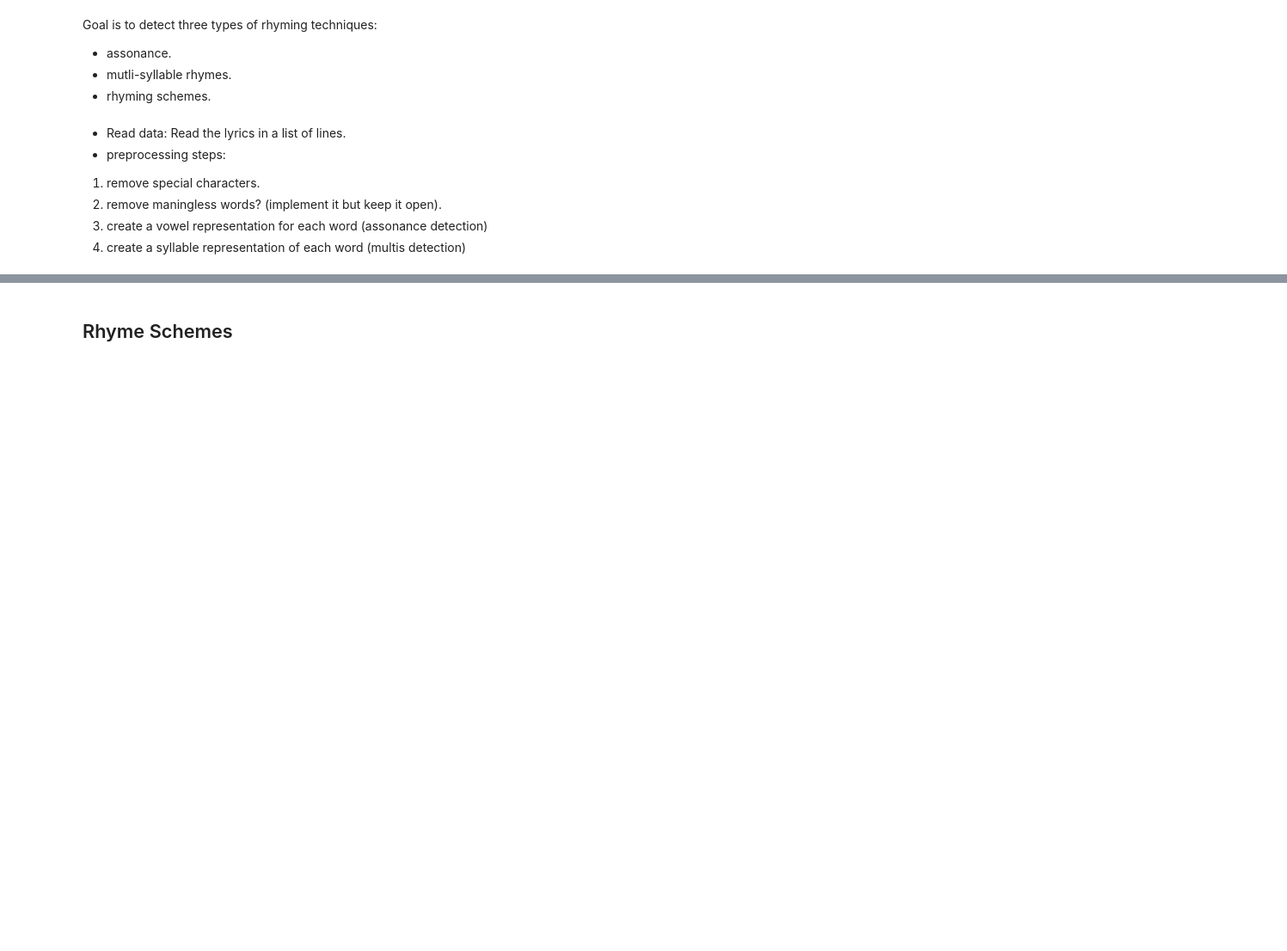
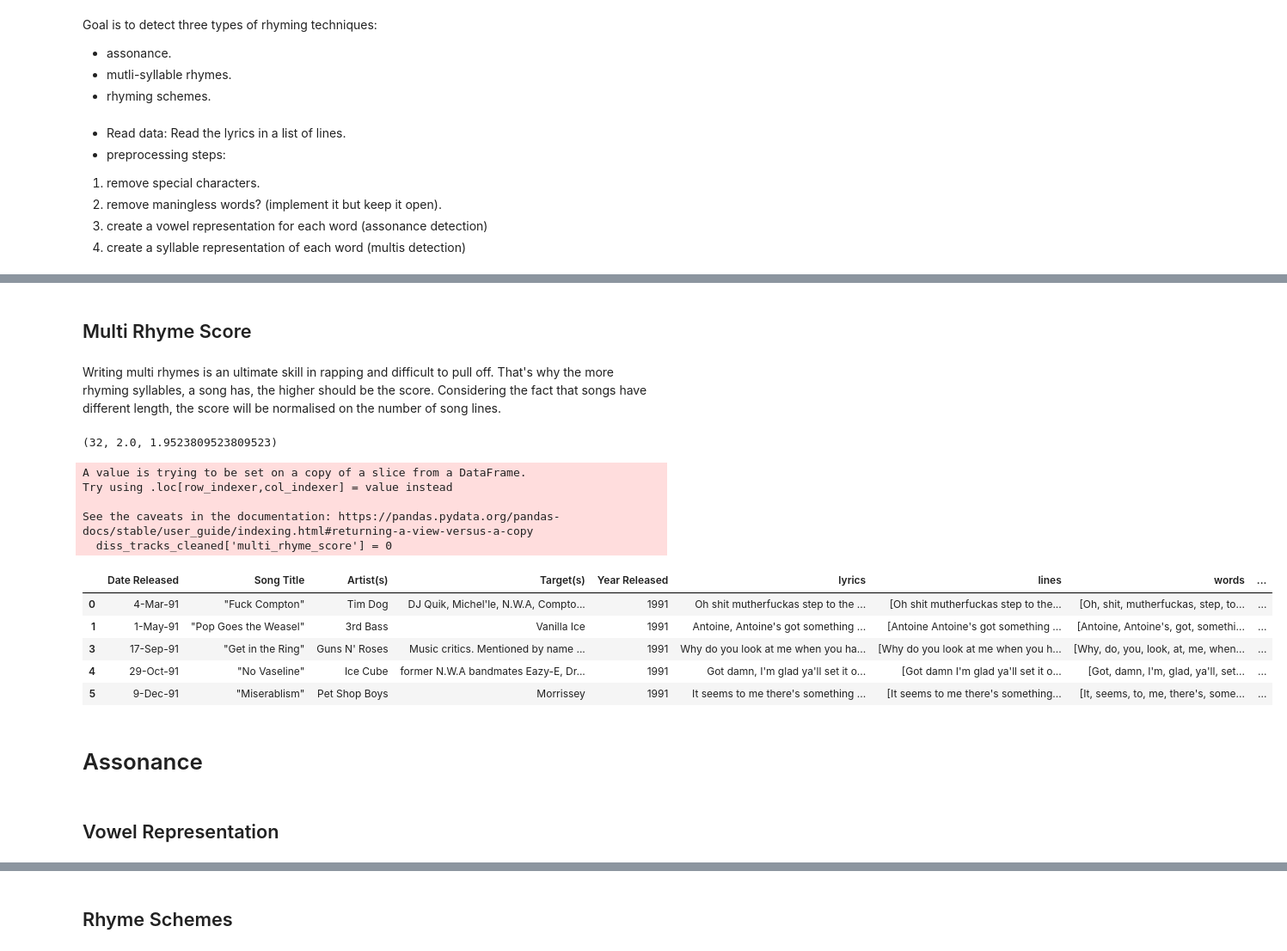
Before and after one commit to helmiAbidi/analyze_diss_tracks, a Jupyter notebook: analyze_rhymes.ipynb, the cells around one changed output, grey strips where cells are left out. Shown: that part at 86% size. Cells and saved outputs as stored; diff of their text form; code cells hidden in the pictures; blank space fills up the shorter version.

Commit message:
refactore rhyme_schemes section and added profanity score

```diff
--- a/analyze_rhymes.ipynb
+++ b/analyze_rhymes.ipynb
@@ -223,8 +86,0 @@ for line_index in range(len(lines)-1):
-# %%
-number_multi_rhymes, average_len_multi_rhymes = 0,0
-for index, (key,value) in enumerate(multi_rhymes.items()):
-    if len(value)>0:
-        number_multi_rhymes += 1
-        average_len_multi_rhymes += len(value[0])
-
-print(number_multi_rhymes, average_len_multi_rhymes/number_multi_rhymes)
@@ -250,0 +126,38 @@ for line_index in range(len(lines)-1):
+# %% [markdown]
+## Multi Rhyme Score
+# %% [markdown]
+Writing multi rhymes is an ultimate skill in rapping and difficult to pull off. That's why the more rhyming syllables, a song has, the higher should be the score. Considering the fact that songs have different length, the score will be normalised on the number of song lines.
+# %%
+# As an example, we will compute the multi rhyme score for the first song.
+lines = diss_tracks_cleaned['lines'][0]
+multi_rhymes = detect_song_multi_rhymes(lines)
+compute_multi_rhyme_analytics(multi_rhymes, len(lines))
+# %% [output]
+(32, 2.0, 1.9523809523809523)
+# %%
+diss_tracks_cleaned['multi_rhyme_score'] = 0
+# %% [output]
+A value is trying to be set on a copy of a slice from a DataFrame.
+Try using .loc[row_indexer,col_indexer] = value instead
+
+See the caveats in the documentation: https://pandas.pydata.org/pandas-docs/stable/user_guide/indexing.html#returning-a-view-versus-a-copy
+  diss_tracks_cleaned['multi_rhyme_score'] = 0
+# %%
+for index, row in diss_tracks_cleaned.iterrows():
+    lines = row['lines']
+    multi_rhymes = detect_song_multi_rhymes(lines)
+    number_multi_rhymes, average_len_multi_rhymes, multi_rhyme_score = compute_multi_rhyme_analytics(multi_rhymes, len(lines))
+    diss_tracks_cleaned.at[index,'multi_rhyme_score'] = multi_rhyme_score
+# %%
+diss_tracks_cleaned.head()
+# %% [output]
+|  | Date Released | Song Title | Artist(s) | Target(s) | Year Released | lyrics | lines | words | ... |
+| 0 | 4-Mar-91 | "Fuck Compton" | Tim Dog | DJ Quik, Michel'le, N.W.A, Compto... | 1991 | Oh shit mutherfuckas step to the ... | [Oh shit mutherfuckas step to the... | [Oh, shit, mutherfuckas, step, to... | ... |
+| 1 | 1-May-91 | "Pop Goes the Weasel" | 3rd Bass | Vanilla Ice | 1991 | Antoine, Antoine's got something ... | [Antoine Antoine's got something ... | [Antoine, Antoine's, got, somethi... | ... |
+| 3 | 17-Sep-91 | "Get in the Ring" | Guns N' Roses | Music critics. Mentioned by name ... | 1991 | Why do you look at me when you ha... | [Why do you look at me when you h... | [Why, do, you, look, at, me, when... | ... |
+| 4 | 29-Oct-91 | "No Vaseline" | Ice Cube | former N.W.A bandmates Eazy-E, Dr... | 1991 | Got damn, I'm glad ya'll set it o... | [Got damn I'm glad ya'll set it o... | [Got, damn, I'm, glad, ya'll, set... | ... |
+| 5 | 9-Dec-91 | "Miserablism" | Pet Shop Boys | Morrissey | 1991 | It seems to me there's something ... | [It seems to me there's something... | [It, seems, to, me, there's, some... | ... |
+# %% [markdown]
+# Assonance
+# %% [markdown]
+## Vowel Representation
```
Also changed, not shown: parts of 73 cells of this notebook, 1 other file.
